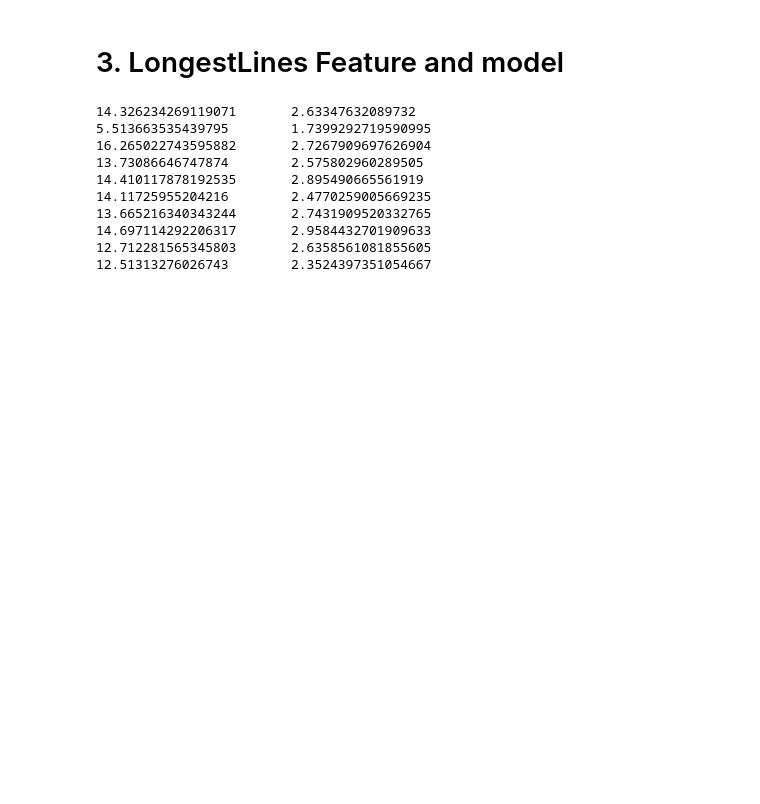
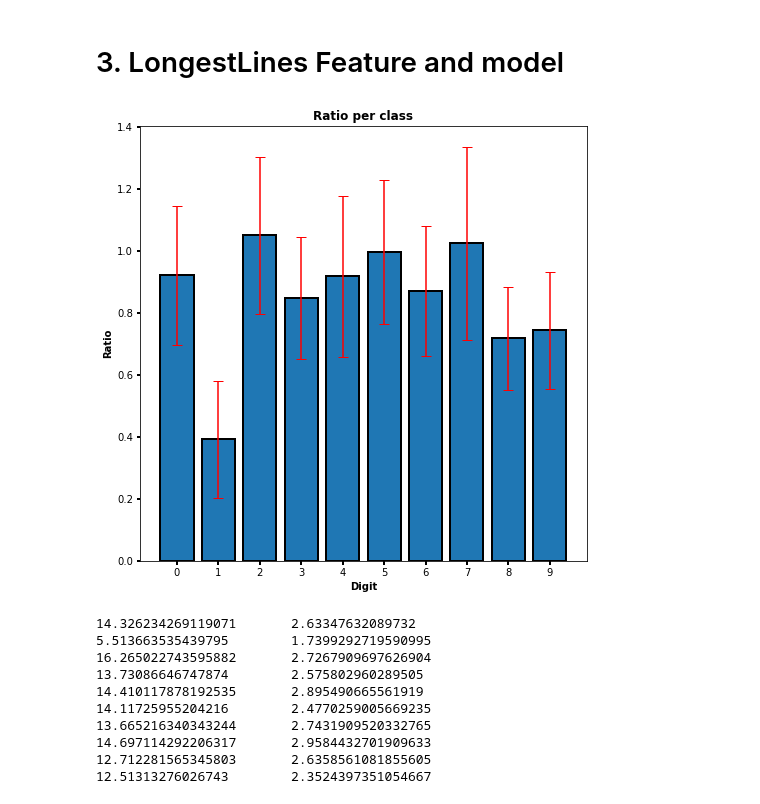
Before and after one commit to MikaSie/Project_Pattern_Recognition, a Jupyter notebook: Pattern_Recognition_Assignment1.ipynb, the cells around one changed output. Cells and saved outputs as stored; diff of their text form; code cells hidden in the pictures; blank space fills up the shorter version.

```diff
--- a/Pattern_Recognition_Assignment1.ipynb
+++ b/Pattern_Recognition_Assignment1.ipynb
@@ -141,7 +165,7 @@ def longest_line_ratio(image):
 
         max_column_length = max(counter, max_column_length)
 
-    return (max_row_length)
+    return (max_row_length/max_column_length)
 # %%
 ratio = np.array([longest_line_ratio(image) for image in digits])
 
@@ -154,6 +178,23 @@ ratio_std = [np.std(ratio[labels == i]) for i in range(10)]
 # The reshape is neccesary to call LogisticRegression() with a single feature
 ink = scale(ink).reshape(42000,)
 ratio = scale(ratio).reshape(42000,)
+# %%
+x = [i for i in range(10)]
+
+fig, ax = plt.subplots(figsize=(8,8))
+
+plt.title("Ratio per class", fontdict={'weight':'bold', 'size':12})
+
+plt.bar(x, ratio_mean, edgecolor='black', linewidth=2)
+plt.errorbar(x, ratio_mean, yerr=ratio_std, color='r', capsize=5, ls='none')
+ax.tick_params(width=2)
+plt.xlabel("Digit", fontdict={'weight':'bold'})
+plt.ylabel("Ratio", fontdict={'weight':'bold'})
+plt.xticks(x, x)
+
+plt.show()
+# %% [output]
+[figure, added]
 # %%
 print(ratio_mean[0], "\t", ratio_std[0])
 print(ratio_mean[1], "\t", ratio_std[1])
```
Also changed, not shown: parts of 4 cells of this notebook.
